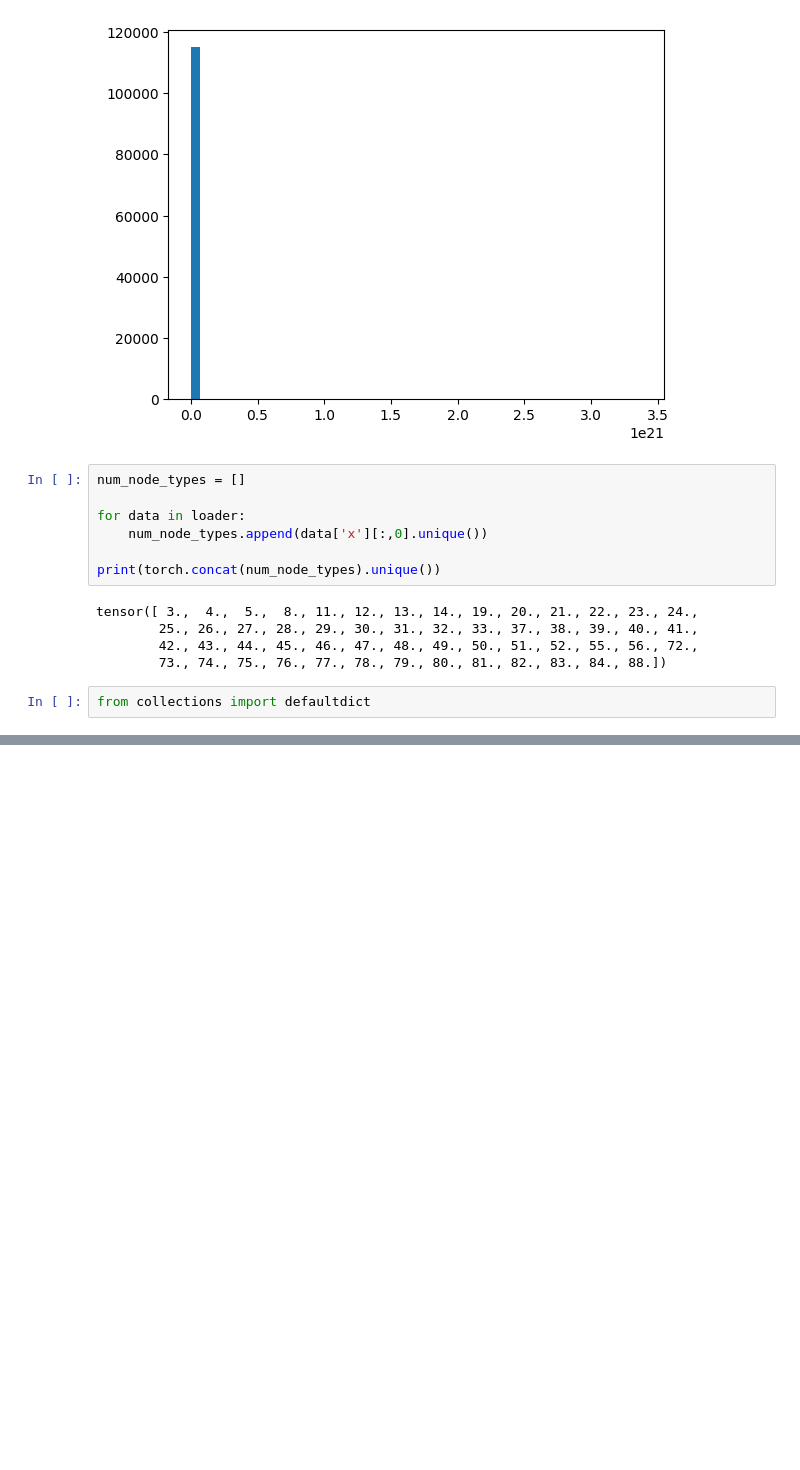
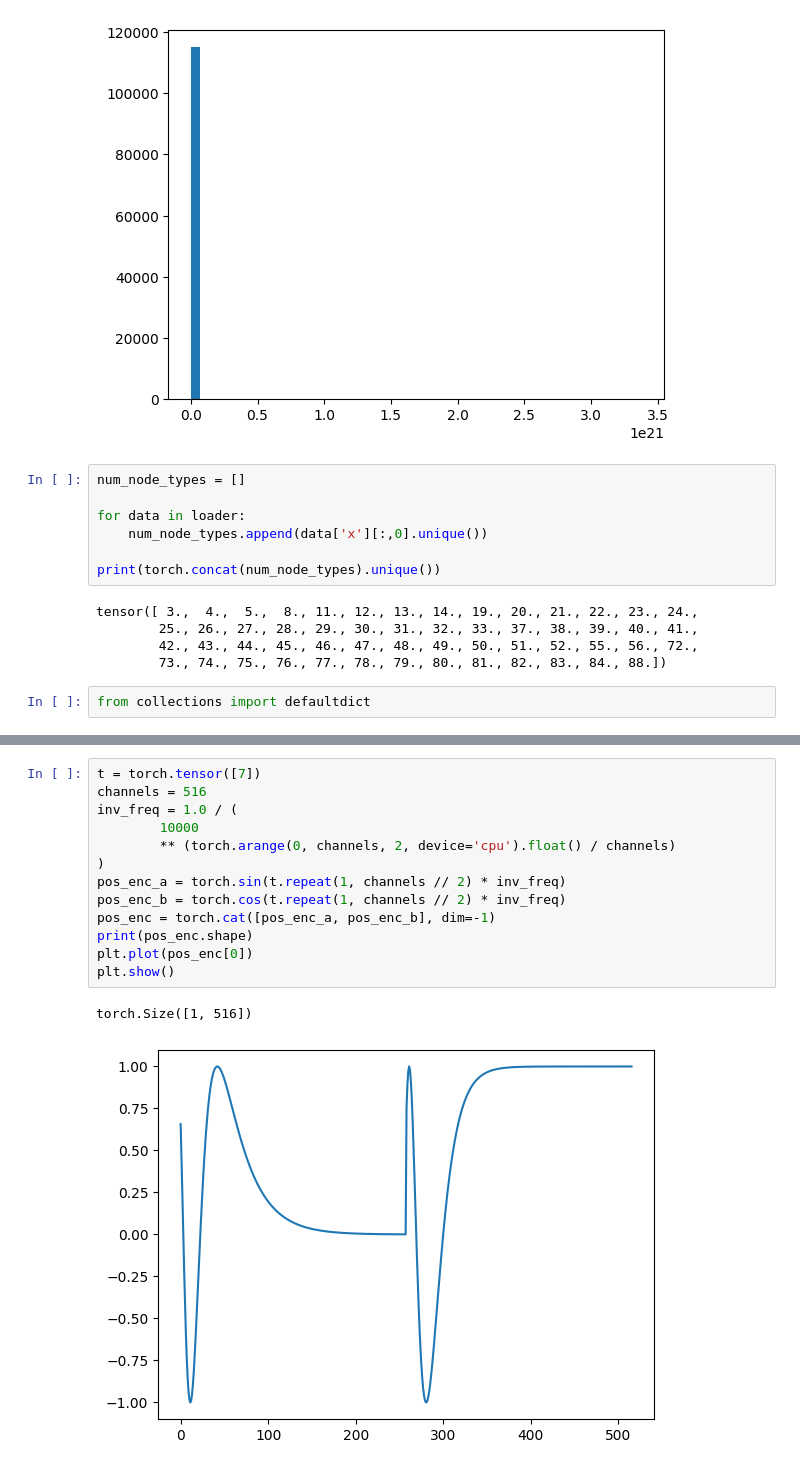
Before and after one commit to BaconBreaker/graph-diffusion-project, a Jupyter notebook: code/Obsolete/data_exploration.ipynb, the cells around one changed output, grey strips where cells are left out. Drawn from its saved outputs; the diff is of its cells as text; blank space fills up the shorter version.

```diff
--- a/data_exploration.ipynb
+++ b/code/Obsolete/data_exploration.ipynb
@@ -165,0 +176,16 @@ from collections import defaultdict
+# %%
+t = torch.tensor([7])
+channels = 516
+inv_freq = 1.0 / (
+        10000
+        ** (torch.arange(0, channels, 2, device='cpu').float() / channels)
+)
+pos_enc_a = torch.sin(t.repeat(1, channels // 2) * inv_freq)
+pos_enc_b = torch.cos(t.repeat(1, channels // 2) * inv_freq)
+pos_enc = torch.cat([pos_enc_a, pos_enc_b], dim=-1)
+print(pos_enc.shape)
+plt.plot(pos_enc[0])
+plt.show()
+# %% [output]
+torch.Size([1, 516])
+[figure, added]
```
Also changed, not shown: parts of 1 cell of this notebook, 6 other files.
